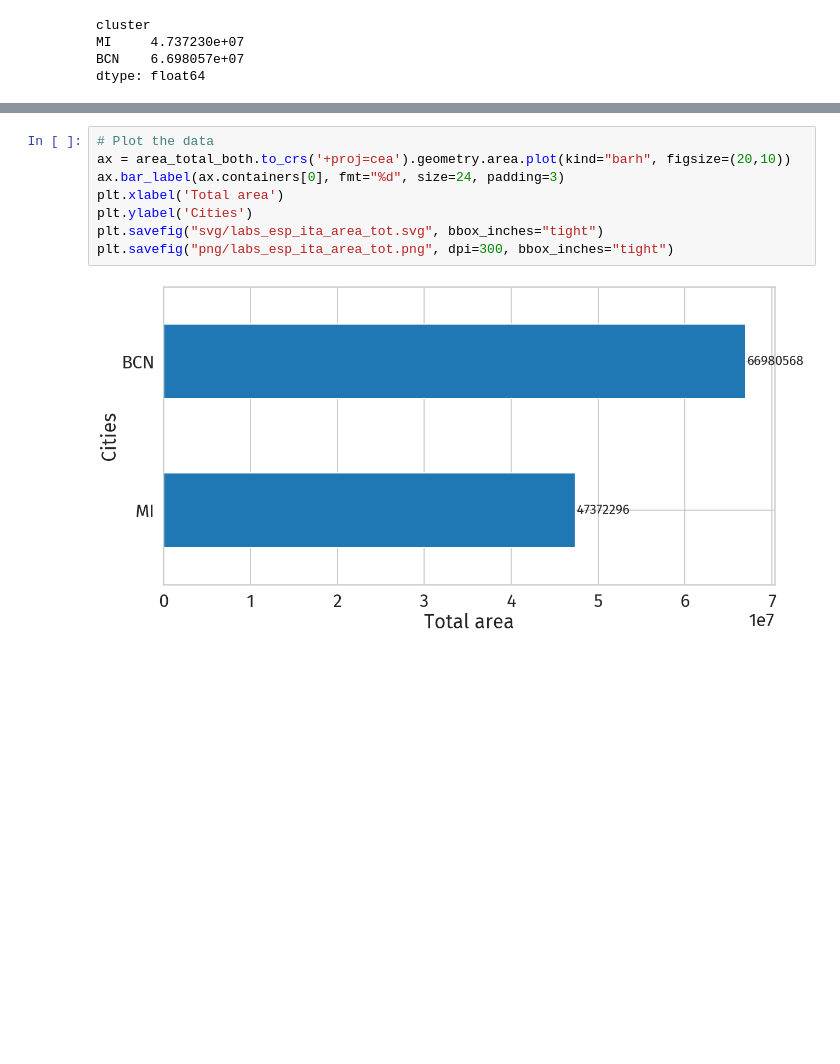
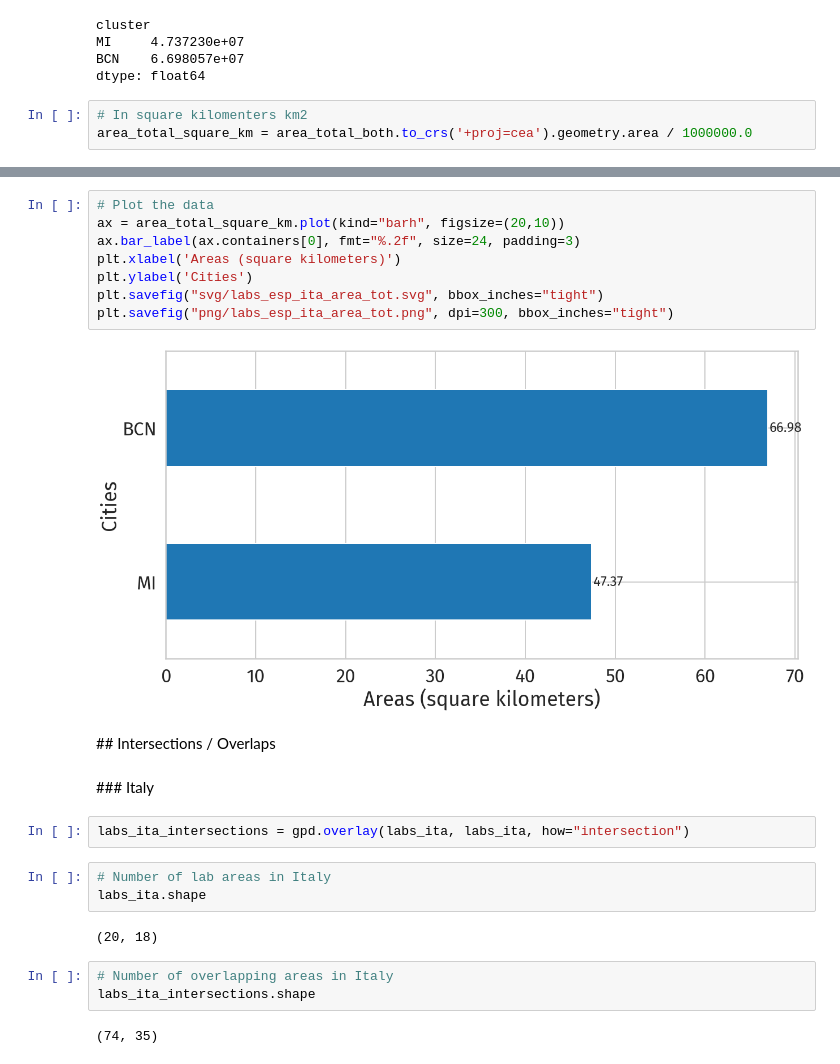
Before and after one commit to openp2pdesign/labs_access_analysis, a Jupyter notebook: 06_Population_facebook_data_no_overlaps.ipynb, the cells around one changed output, grey strips where cells are left out. Drawn from its saved outputs; the diff is of its cells as text; blank space fills up the shorter version.

Commit message:
Fix 06 with area and overlapping areas

```diff
--- a/06_Population_facebook_data_no_overlaps.ipynb
+++ b/06_Population_facebook_data_no_overlaps.ipynb
@@ -344,3 +344,6 @@ cluster
 MI     4.737230e+07
 BCN    6.698057e+07
 dtype: float64
+# %%
+# In square kilomenters km2
+area_total_square_km = area_total_both.to_crs('+proj=cea').geometry.area / 1000000.0
@@ -347,10 +357,26 @@ dtype: float64
 # %%
 # Plot the data
-ax = area_total_both.to_crs('+proj=cea').geometry.area.plot(kind="barh", figsize=(20,10))
-ax.bar_label(ax.containers[0], fmt="%d", size=24, padding=3)
-plt.xlabel('Total area')
+ax = area_total_square_km.plot(kind="barh", figsize=(20,10))
+ax.bar_label(ax.containers[0], fmt="%.2f", size=24, padding=3)
+plt.xlabel('Areas (square kilometers)')
 plt.ylabel('Cities')
 plt.savefig("svg/labs_esp_ita_area_tot.svg", bbox_inches="tight")
 plt.savefig("png/labs_esp_ita_area_tot.png", dpi=300, bbox_inches="tight")
 # %% [output]
-[figure, old version]
+[figure, new version]
+# %% [markdown]
+## Intersections / Overlaps
+# %% [markdown]
+### Italy
+# %%
+labs_ita_intersections = gpd.overlay(labs_ita, labs_ita, how="intersection")
+# %%
+# Number of lab areas in Italy
+labs_ita.shape
+# %% [output]
+(20, 18)
+# %%
+# Number of overlapping areas in Italy
+labs_ita_intersections.shape
+# %% [output]
+(74, 35)
```
Also changed, not shown: parts of 36 cells of this notebook, 6 other files.
